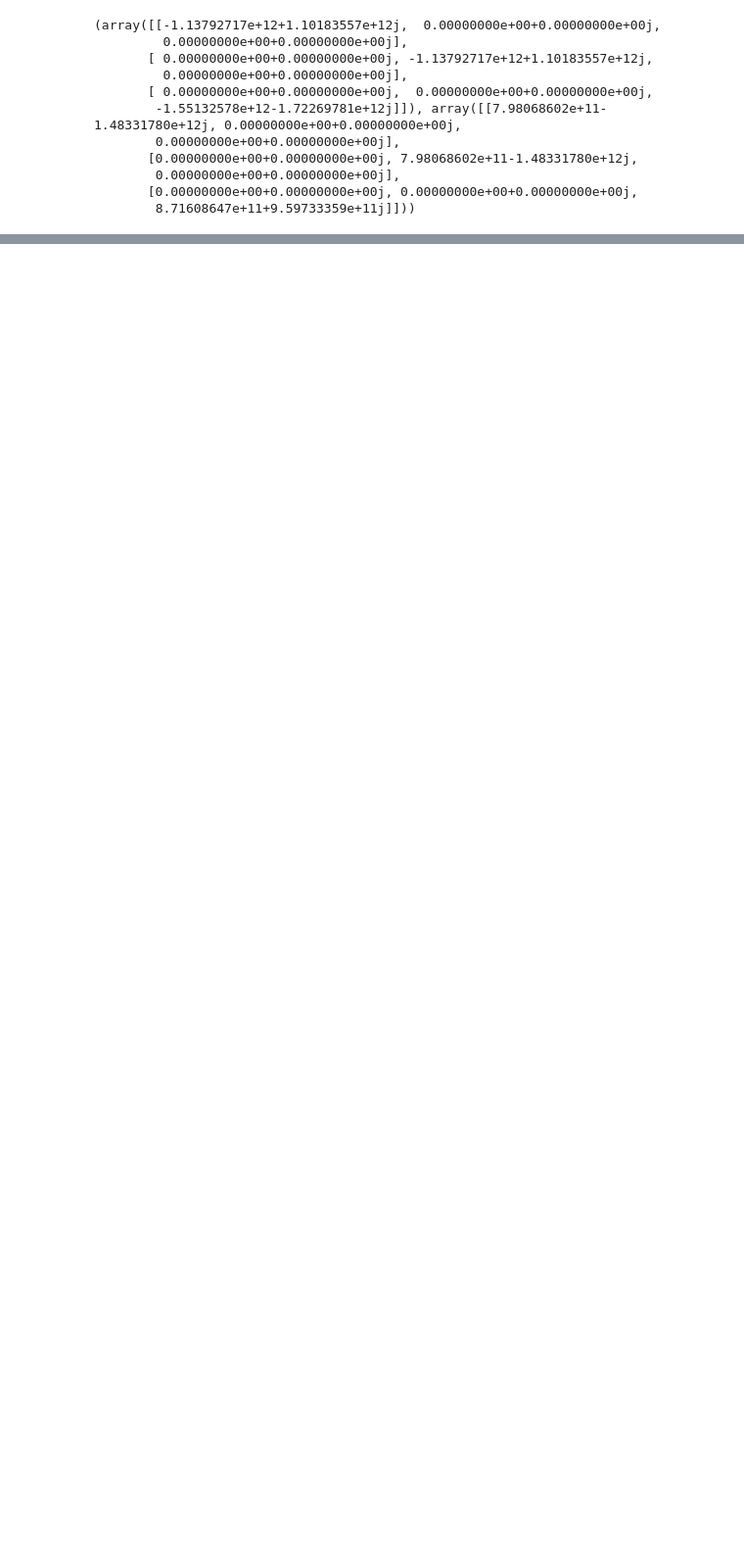
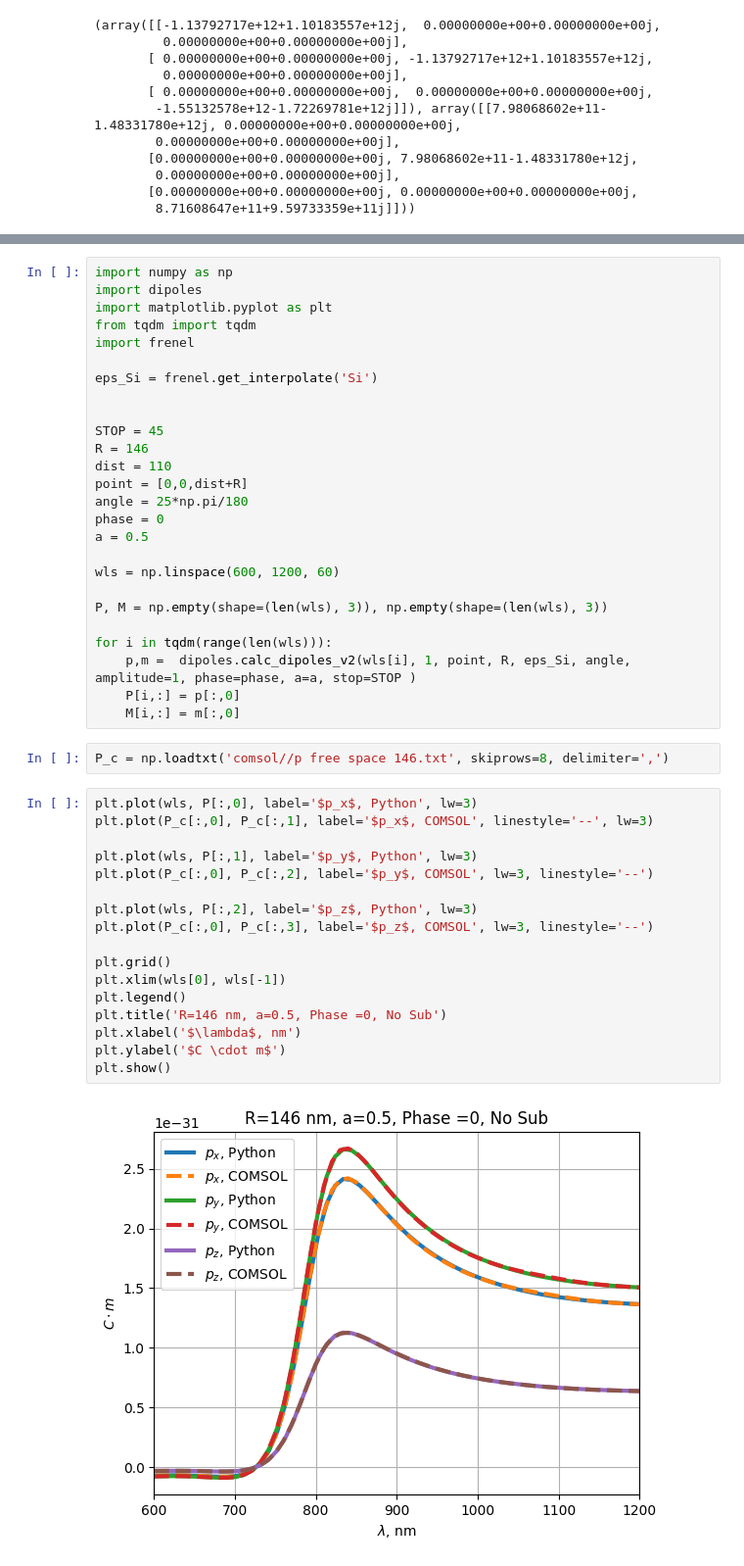
Before and after one commit to semyonbo/SPP_ANALYTICAL, a Jupyter notebook: plot.ipynb, the cells around one changed output, grey strips where cells are left out. Shown at 98% size. Saved outputs shown, nothing was run; the diff lists cells and outputs as text; blank space fills up the shorter version.

```diff
--- a/plot.ipynb
+++ b/plot.ipynb
@@ -286,0 +289,47 @@ print(green_func.dz_green_E_H(wl, point[2], eps_Au, np.inf))
+# %%
+import numpy as np
+import dipoles
+import matplotlib.pyplot as plt
+from tqdm import tqdm
+import frenel
+
+eps_Si = frenel.get_interpolate('Si')
+
+
+STOP = 45
+R = 146
+dist = 110
+point = [0,0,dist+R]
+angle = 25*np.pi/180
+phase = 0
+a = 0.5
+
+wls = np.linspace(600, 1200, 60)
+
+P, M = np.empty(shape=(len(wls), 3)), np.empty(shape=(len(wls), 3))
+
+for i in tqdm(range(len(wls))):
+    p,m =  dipoles.calc_dipoles_v2(wls[i], 1, point, R, eps_Si, angle, amplitude=1, phase=phase, a=a, stop=STOP )
+    P[i,:] = p[:,0]
+    M[i,:] = m[:,0]
+# %%
+P_c = np.loadtxt('comsol//p free space 146.txt', skiprows=8, delimiter=',')
+# %%
+plt.plot(wls, P[:,0], label='$p_x$, Python', lw=3)
+plt.plot(P_c[:,0], P_c[:,1], label='$p_x$, COMSOL', linestyle='--', lw=3)
+
+plt.plot(wls, P[:,1], label='$p_y$, Python', lw=3)
+plt.plot(P_c[:,0], P_c[:,2], label='$p_y$, COMSOL', lw=3, linestyle='--')
+
+plt.plot(wls, P[:,2], label='$p_z$, Python', lw=3)
+plt.plot(P_c[:,0], P_c[:,3], label='$p_z$, COMSOL', lw=3, linestyle='--')
+
+plt.grid()
+plt.xlim(wls[0], wls[-1])
+plt.legend()
+plt.title('R=146 nm, a=0.5, Phase =0, No Sub')
+plt.xlabel('$\lambda$, nm')
+plt.ylabel('$C \cdot m$')
+plt.show()
+# %% [output]
+[figure, added]
```
Also changed, not shown: parts of 29 cells of this notebook, 8 other files.
